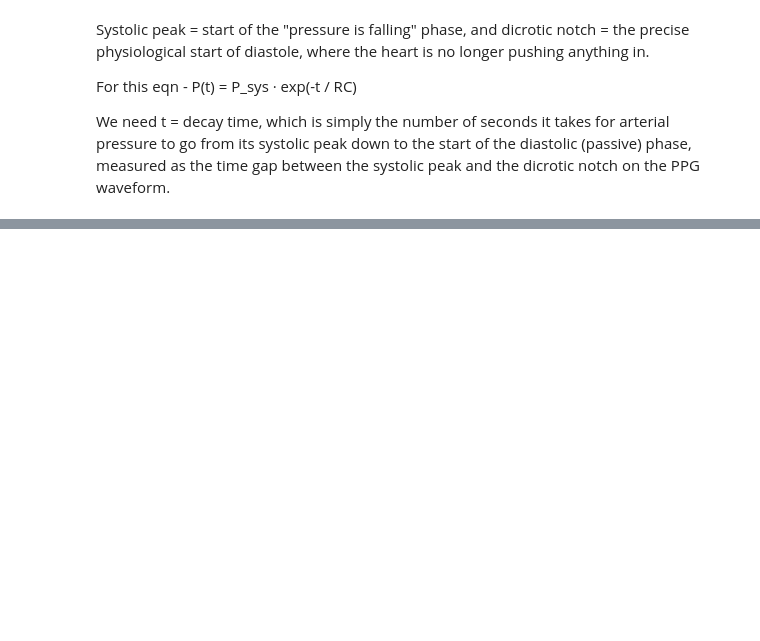
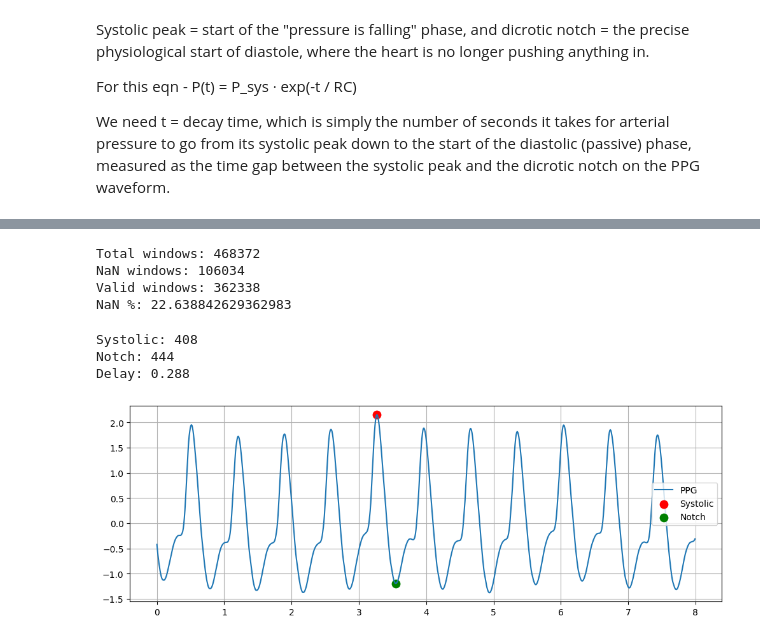
Before and after one commit to Yashvi1701/BP_estimation, a Jupyter notebook: experiments/PINN.ipynb, the cells around one changed output, grey strips where cells are left out. Saved outputs shown, nothing was run; the diff lists cells and outputs as text; code cells hidden in the pictures; blank space fills up the shorter version.

Commit message:
added dicrotic and systolic notch

```diff
--- a/experiments/PINN.ipynb
+++ b/experiments/PINN.ipynb
@@ -105,0 +822,60 @@ def extract_decay_times(ppg_windows, fs=125, fallback='median'):
+# %%
+print("Total windows:", len(decay_train))
+
+num_nan = torch.isnan(decay_train).sum().item()
+
+print("NaN windows:", num_nan)
+print("Valid windows:", len(decay_train) - num_nan)
+print("NaN %:", 100 * num_nan / len(decay_train))
+# %% [output]
+Total windows: 468372
+NaN windows: 106034
+Valid windows: 362338
+NaN %: 22.638842629362983
+# %%
+idx = 0
+
+ppg_window = X_train[idx, 0].numpy()
+
+sys_idx = get_systolic_peak(ppg_window)
+notch_idx = get_dicrotic_notch(ppg_window, sys_idx)
+
+print("Systolic:", sys_idx)
+print("Notch:", notch_idx)
+print("Delay:", get_decay_time(ppg_window))
+# %% [output]
+Systolic: 408
+Notch: 444
+Delay: 0.288
+# %%
+import matplotlib.pyplot as plt
+import numpy as np
+
+t = np.arange(1000) / 125
+
+plt.figure(figsize=(12,4))
+plt.plot(t, ppg_window, label="PPG")
+
+if sys_idx is not None:
+    plt.scatter(
+        t[sys_idx],
+        ppg_window[sys_idx],
+        c="red",
+        s=80,
+        label="Systolic"
+    )
+
+if notch_idx is not None:
+    plt.scatter(
+        t[notch_idx],
+        ppg_window[notch_idx],
+        c="green",
+        s=80,
+        label="Notch"
+    )
+
+plt.legend()
+plt.grid(True)
+plt.show()
+# %% [output]
+[figure, added]
```
Also changed, not shown: parts of 10 cells of this notebook.
